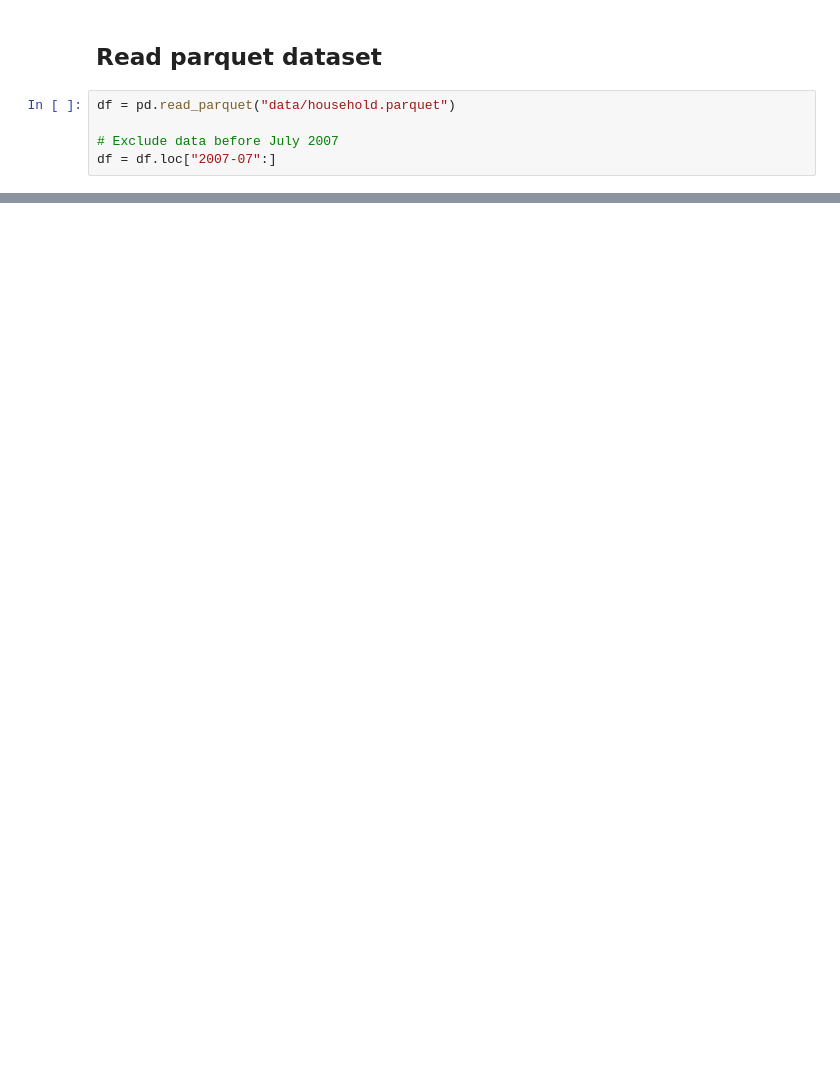
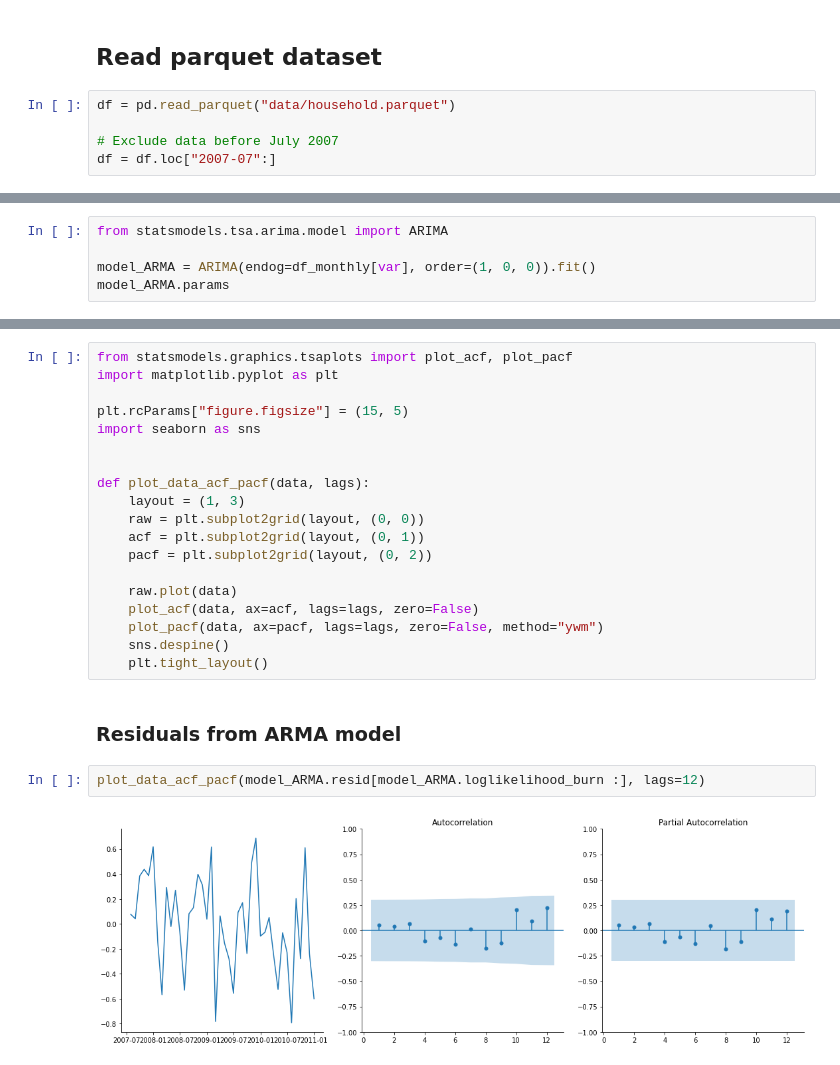
Before and after one commit to abiasiol/HouseholdConsumption, a Jupyter notebook: time_series_smoothing_prediction.ipynb, the cells around one changed output, grey strips where cells are left out. Saved outputs shown, nothing was run; the diff lists cells and outputs as text; blank space fills up the shorter version.

```diff
--- a/time_series_smoothing_prediction.ipynb
+++ b/time_series_smoothing_prediction.ipynb
@@ -28,0 +76,5 @@ run_sequence_plot(
+# %%
+from statsmodels.tsa.arima.model import ARIMA
+
+model_ARMA = ARIMA(endog=df_monthly[var], order=(1, 0, 0)).fit()
+model_ARMA.params
@@ -28,0 +107,25 @@ run_sequence_plot(
+# %%
+from statsmodels.graphics.tsaplots import plot_acf, plot_pacf
+import matplotlib.pyplot as plt
+
+plt.rcParams["figure.figsize"] = (15, 5)
+import seaborn as sns
+
+
+def plot_data_acf_pacf(data, lags):
+    layout = (1, 3)
+    raw = plt.subplot2grid(layout, (0, 0))
+    acf = plt.subplot2grid(layout, (0, 1))
+    pacf = plt.subplot2grid(layout, (0, 2))
+
+    raw.plot(data)
+    plot_acf(data, ax=acf, lags=lags, zero=False)
+    plot_pacf(data, ax=pacf, lags=lags, zero=False, method="ywm")
+    sns.despine()
+    plt.tight_layout()
+# %% [markdown]
+### Residuals from ARMA model
+# %%
+plot_data_acf_pacf(model_ARMA.resid[model_ARMA.loglikelihood_burn :], lags=12)
+# %% [output]
+[figure, added]
```
Also changed, not shown: parts of 31 cells of this notebook, 1 other file.
